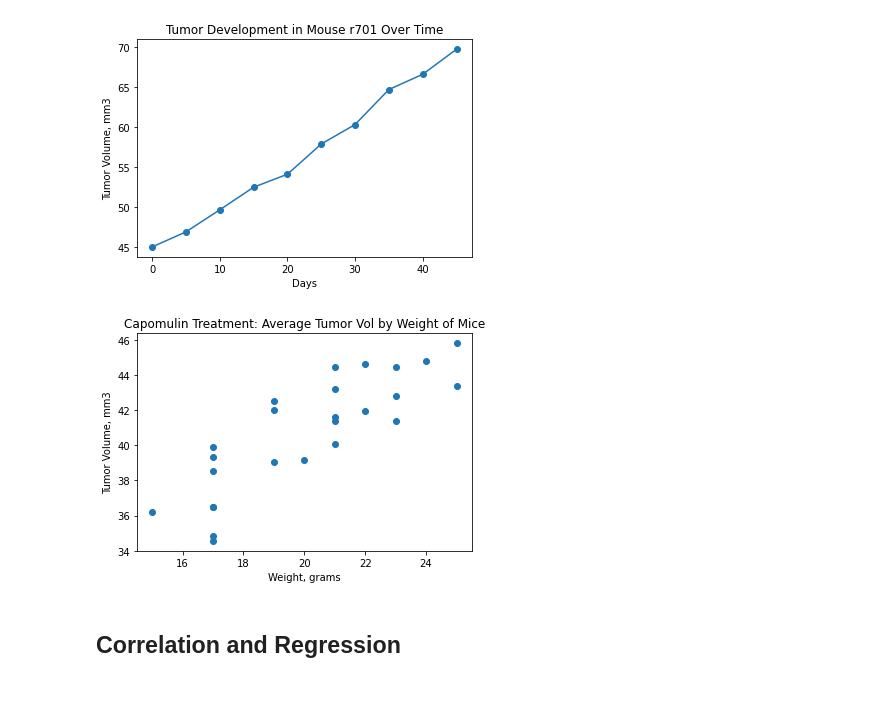
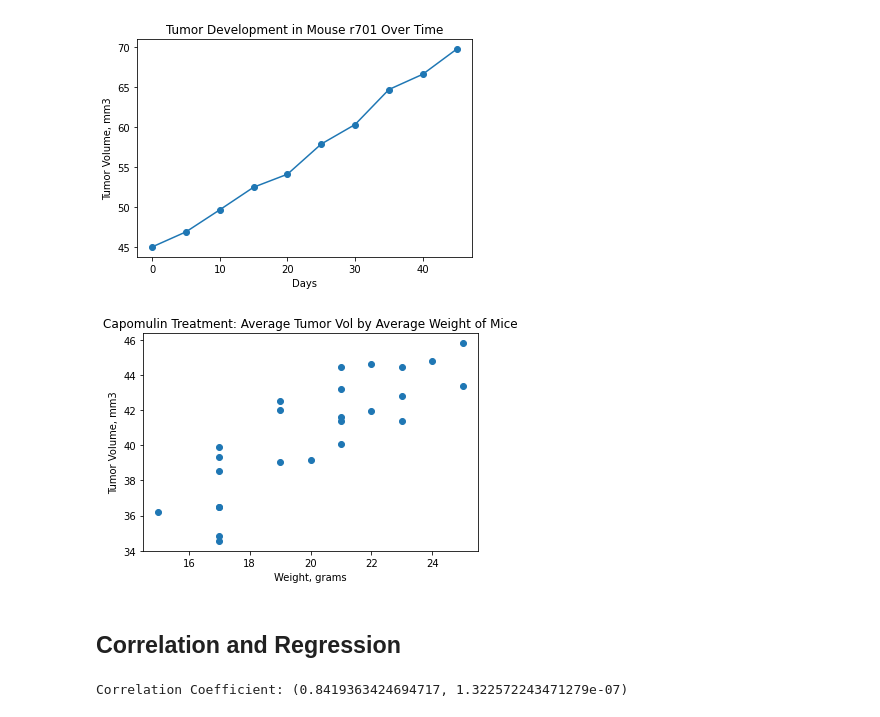
Before and after one commit to KristianSHamilton/matplotlib-challenge, a Jupyter notebook: pymaceuticals_starter.ipynb, the cells around one changed output. Saved outputs shown, nothing was run; the diff lists cells and outputs as text; code cells hidden in the pictures.

Commit message:
correlation coefficient

```diff
--- a/pymaceuticals_starter.ipynb
+++ b/pymaceuticals_starter.ipynb
@@ -301,22 +301,28 @@ plt.show()
 # %%
 # Generate a scatter plot of average tumor volume vs. mouse weight for the Capomulin regimen
 drug = "Capomulin"
 
 DrugReg_df = mergedMice_df.loc[mergedMice_df["Drug Regimen"] == drug]
 
 xAxis = DrugReg_df.groupby("Mouse ID")["Weight (g)"].mean()
 yAxis = DrugReg_df.groupby("Mouse ID")["Tumor Volume (mm3)"].mean()
 
 plt.scatter(xAxis, yAxis)
-plt.title(f'{drug} Treatment: Average Tumor Vol by Weight of Mice')
+plt.title(f'{drug} Treatment: Average Tumor Vol by Average Weight of Mice')
 plt.xlabel("Weight, grams")
 plt.ylabel("Tumor Volume, mm3")
 
 plt.show()
 # %% [output]
-[figure, old version]
+[figure, new version]
 # %% [markdown]
 ## Correlation and Regression
 # %%
 # Calculate the correlation coefficient and linear regression model
 # for mouse weight and average tumor volume for the Capomulin regimen
+
+correlation = st.pearsonr(xAxis,yAxis)
+
+print(f'Correlation Coefficient: {correlation}')
+# %% [output]
+Correlation Coefficient: (0.8419363424694717, 1.322572243471279e-07)
```
